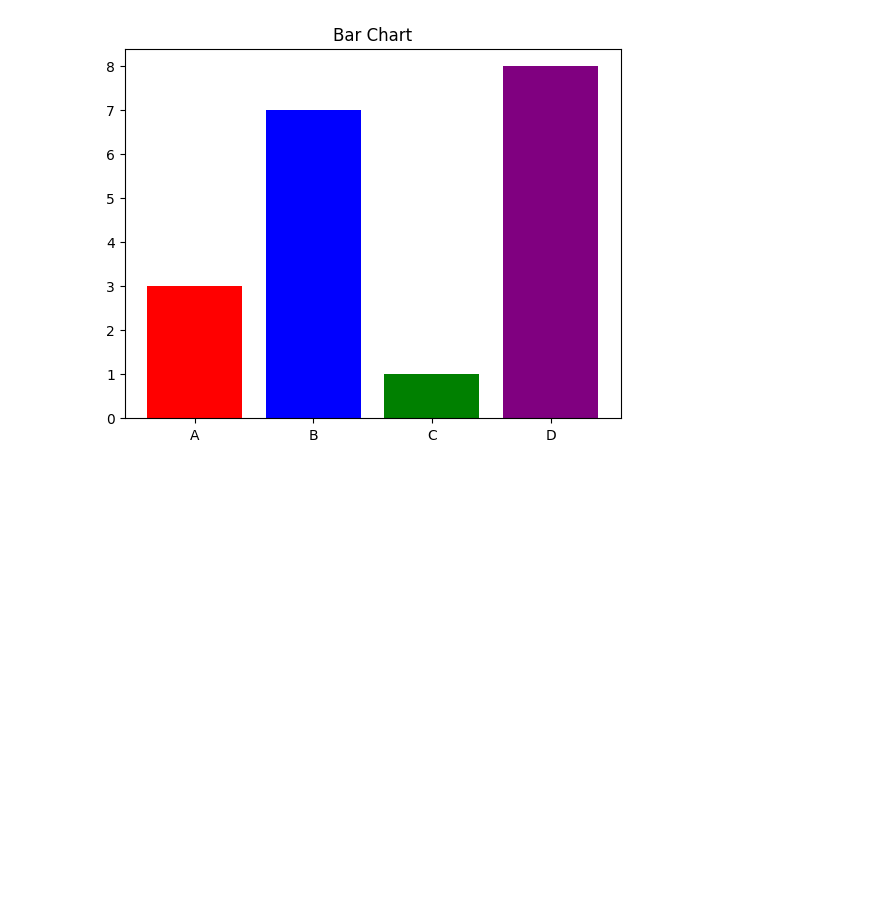
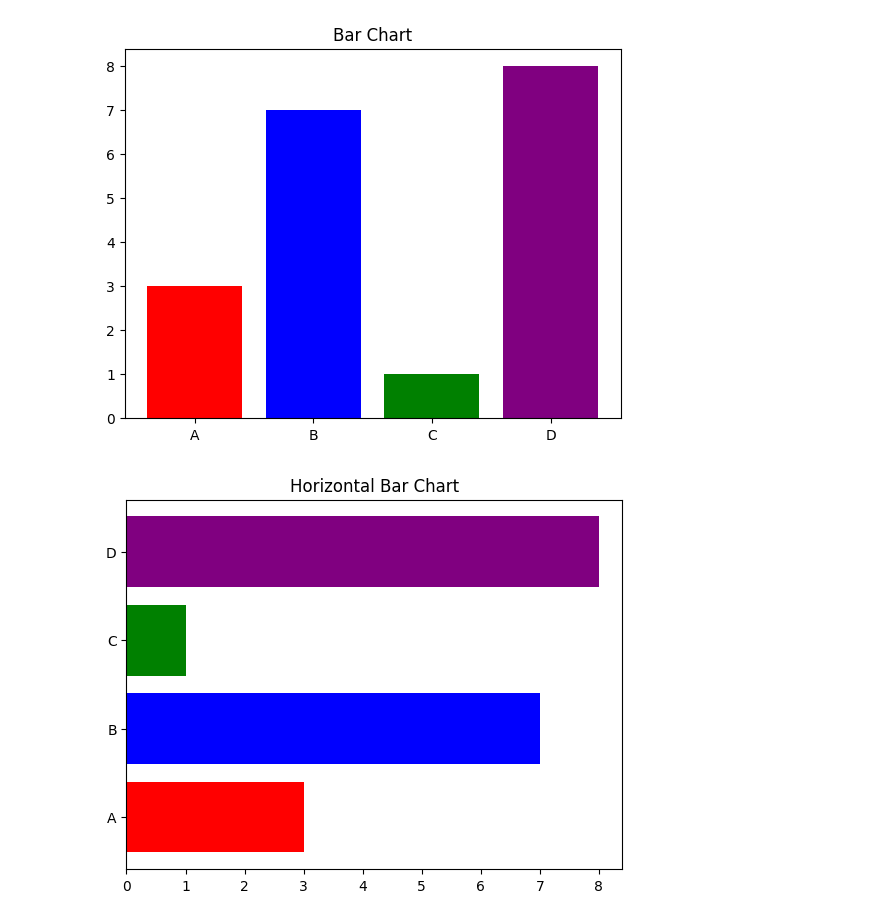
Before and after one commit to Rithvik1709/100-days-of-grind, a Jupyter notebook: ML/Day 02 matplotlib/working with matplotlib.ipynb, the cells around one changed output. Saved outputs shown, nothing was run; the diff lists cells and outputs as text; code cells hidden in the pictures; blank space fills up the shorter version.

Commit message:
added more plots

```diff
--- a/ML/Day 02 matplotlib/working with matplotlib.ipynb
+++ b/ML/Day 02 matplotlib/working with matplotlib.ipynb
@@ -70,3 +78,9 @@ plt.title("Bar Chart")
 plt.show()
 # %% [output]
 [figure]
+# %%
+plt.barh(categories, values, color=['red', 'blue', 'green', 'purple'])
+plt.title("Horizontal Bar Chart")
+plt.show()
+# %% [output]
+[figure, added]
```
Also changed, not shown: parts of 17 cells of this notebook.
